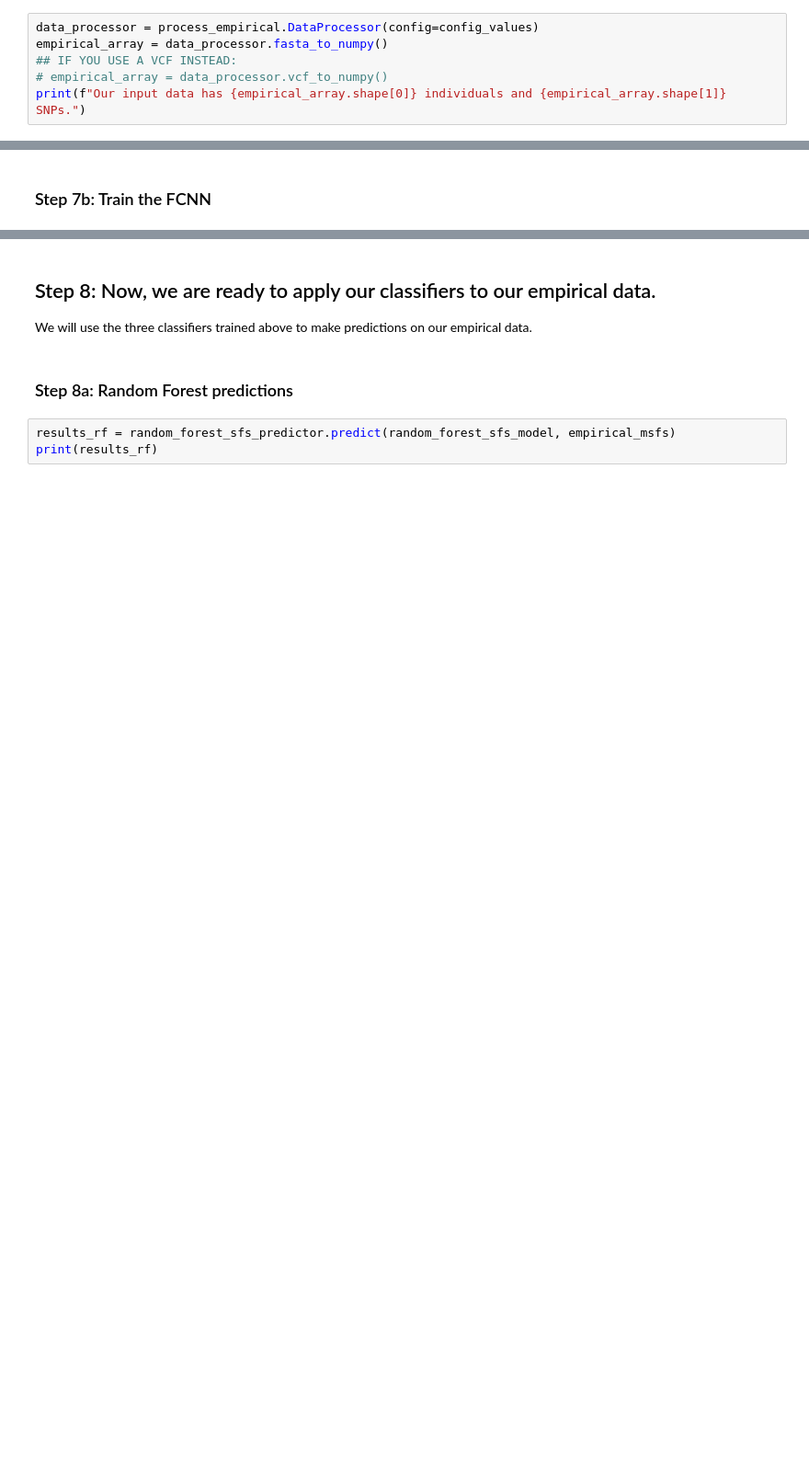
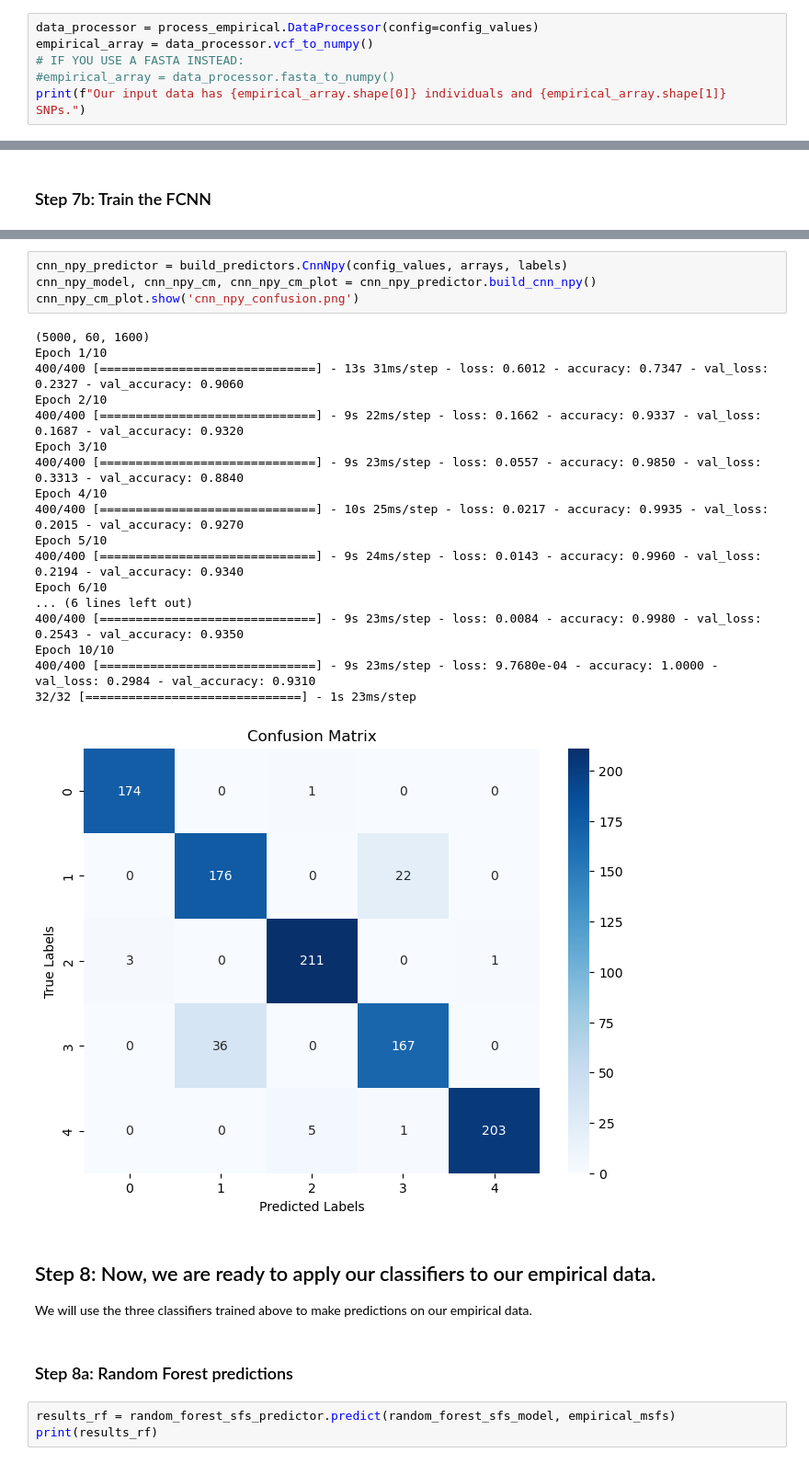
Before and after one commit to SmithLabBio/popai, a Jupyter notebook: docs/notebooks/popAI_walkthrough.ipynb, the cells around one changed output, grey strips where cells are left out. Shown: that part at 92% size. Saved outputs shown, nothing was run; the diff lists cells and outputs as text; blank space fills up the shorter version.

```diff
--- a/docs/notebooks/popAI_walkthrough.ipynb
+++ b/docs/notebooks/popAI_walkthrough.ipynb
@@ -35,8 +35,8 @@ There are three major steps:
 ### Step 2a: Read data into numpy array
 # %%
 data_processor = process_empirical.DataProcessor(config=config_values)
-empirical_array = data_processor.fasta_to_numpy()
-## IF YOU USE A VCF INSTEAD:
-# empirical_array = data_processor.vcf_to_numpy()
+empirical_array = data_processor.vcf_to_numpy()
+# IF YOU USE A FASTA INSTEAD:
+#empirical_array = data_processor.fasta_to_numpy()
 print(f"Our input data has {empirical_array.shape[0]} individuals and {empirical_array.shape[1]} SNPs.")
 # %% [output]
@@ -149,3 +215,26 @@ cnn_2d_sfs_cm_plot.show()
+# %%
+cnn_npy_predictor = build_predictors.CnnNpy(config_values, arrays, labels)
+cnn_npy_model, cnn_npy_cm, cnn_npy_cm_plot = cnn_npy_predictor.build_cnn_npy()
+cnn_npy_cm_plot.show('cnn_npy_confusion.png')
+# %% [output]
+(5000, 60, 1600)
+Epoch 1/10
+400/400 [==============================] - 13s 31ms/step - loss: 0.6012 - accuracy: 0.7347 - val_loss: 0.2327 - val_accuracy: 0.9060
+Epoch 2/10
+400/400 [==============================] - 9s 22ms/step - loss: 0.1662 - accuracy: 0.9337 - val_loss: 0.1687 - val_accuracy: 0.9320
+Epoch 3/10
+400/400 [==============================] - 9s 23ms/step - loss: 0.0557 - accuracy: 0.9850 - val_loss: 0.3313 - val_accuracy: 0.8840
+Epoch 4/10
+400/400 [==============================] - 10s 25ms/step - loss: 0.0217 - accuracy: 0.9935 - val_loss: 0.2015 - val_accuracy: 0.9270
+Epoch 5/10
+400/400 [==============================] - 9s 24ms/step - loss: 0.0143 - accuracy: 0.9960 - val_loss: 0.2194 - val_accuracy: 0.9340
+Epoch 6/10
+... (6 lines left out)
+400/400 [==============================] - 9s 23ms/step - loss: 0.0084 - accuracy: 0.9980 - val_loss: 0.2543 - val_accuracy: 0.9350
+Epoch 10/10
+400/400 [==============================] - 9s 23ms/step - loss: 9.7680e-04 - accuracy: 1.0000 - val_loss: 0.2984 - val_accuracy: 0.9310
+32/32 [==============================] - 1s 23ms/step
+[figure, added]
 # %% [markdown]
 ## Step 8: Now, we are ready to apply our classifiers to our empirical data.
 
```
Also changed, not shown: parts of 19 cells of this notebook, 52 other files.
